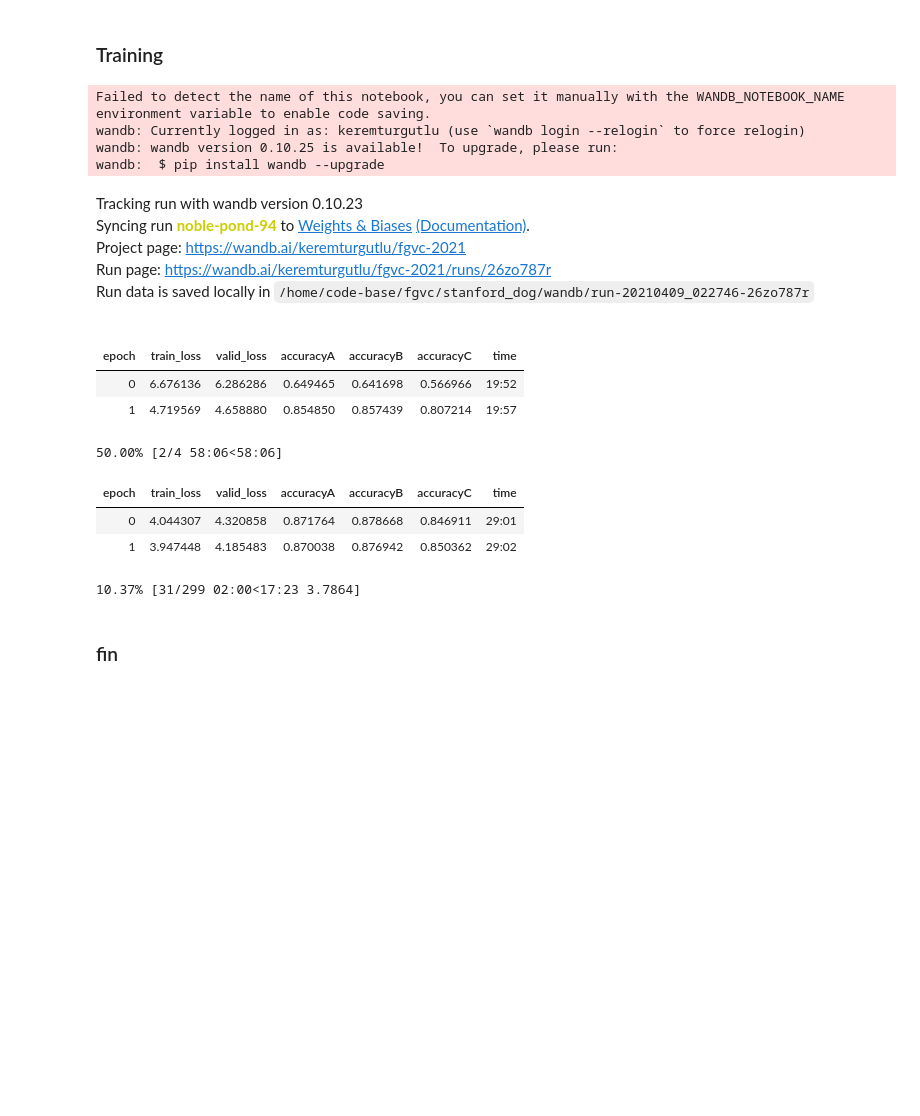
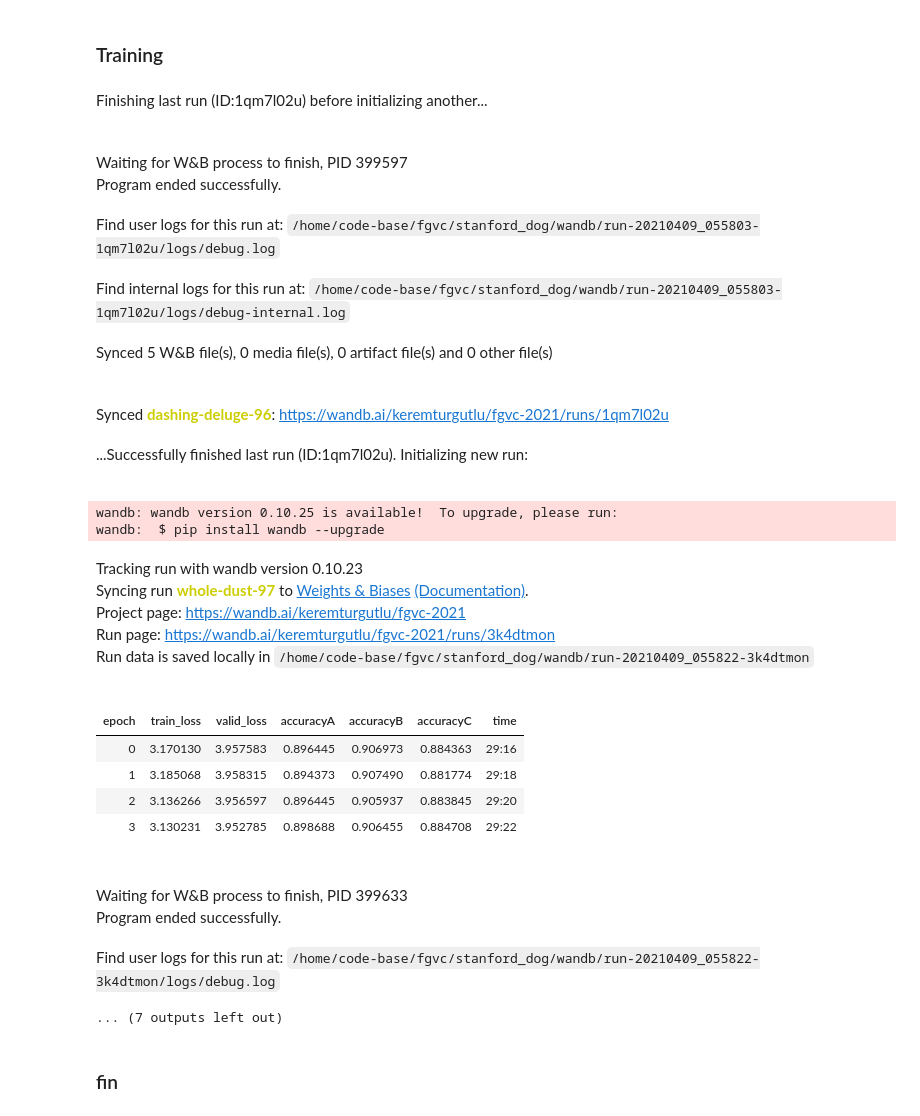
Before and after one commit to KeremTurgutlu/fgvc, a Jupyter notebook: stanford_dog/train_cub.ipynb, the cells around one changed output. Drawn from its saved outputs; the diff is of its cells as text; code cells hidden in the pictures; blank space fills up the shorter version.

```diff
--- a/stanford_dog/train_cub.ipynb
+++ b/stanford_dog/train_cub.ipynb
@@ -349,49 +349,59 @@ for i in [6]:
                                  encoder_nblocks=12, checkpoint_nchunks=12, **model_config)
 
     WANDB = True
     if WANDB:
         xtra_config = model_config
         xtra_config.update({"Dataset":"CUB-200-2011"})
         wandb.init(project="fgvc-2021", config=xtra_config);
 
     cbs = []
     if WANDB: cbs += [WandbCallback(log_preds=False,log_model=False), SaveModelCallback(every_epoch=True, fname="cup_model_epoch")]
     learn = Learner(dls, mcvit_model, opt_func=ranger, cbs=cbs, metrics=metrics, loss_func=loss_func, splitter=model_splitter)
     learn.to_fp16();
 
 
     lr = 3e-3
     epochs = 2
-    learn.freeze_to(-1)
-    learn.fit_one_cycle(epochs, lr_max=(lr), pct_start=0.5)
 
-    lr /= 3
+#     learn.freeze_to(-1)
+#     learn.fit_one_cycle(epochs, lr_max=(lr), pct_start=0.5)
+
+#     lr /= 3
+    learn.load("cup_model_epoch_3")
+    lr /=30
     epochs = 4
     learn.unfreeze()
     learn.fit_one_cycle(int(epochs), lr_max=[lr/50,lr,lr], pct_start=0.5)
 
     del learn, encoder, mcvit_model
     gc.collect()
 
     torch.cuda.empty_cache()
     wandb.finish()
 # %% [output]
+Finishing last run (ID:1qm7l02u) before initializing another...
+Waiting for W&B process to finish, PID 399597
+Program ended successfully.
+Find user logs for this run at: /home/code-base/fgvc/stanford_dog/wandb/run-20210409_055803-1qm7l02u/logs/debug.log
+Find internal logs for this run at: /home/code-base/fgvc/stanford_dog/wandb/run-20210409_055803-1qm7l02u/logs/debug-internal.log
+Synced 5 W&B file(s), 0 media file(s), 0 artifact file(s) and 0 other file(s)
+Synced dashing-deluge-96: https://wandb.ai/keremturgutlu/fgvc-2021/runs/1qm7l02u
+...Successfully finished last run (ID:1qm7l02u). Initializing new run:
-Failed to detect the name of this notebook, you can set it manually with the WANDB_NOTEBOOK_NAME environment variable to enable code saving.
-wandb: Currently logged in as: keremturgutlu (use `wandb login --relogin` to force relogin)
 wandb: wandb version 0.10.25 is available!  To upgrade, please run:
 wandb:  $ pip install wandb --upgrade
-Tracking run with wandb version 0.10.23
-Syncing run noble-pond-94 to Weights & Biases (Documentation).
-Project page: https://wandb.ai/keremturgutlu/fgvc-2021
-Run page: https://wandb.ai/keremturgutlu/fgvc-2021/runs/26zo787r
-Run data is saved locally in /home/code-base/fgvc/stanford_dog/wandb/run-20210409_022746-26zo787r
+Tracking run with wandb version 0.10.23
+Syncing run whole-dust-97 to Weights & Biases (Documentation).
+Project page: https://wandb.ai/keremturgutlu/fgvc-2021
+Run page: https://wandb.ai/keremturgutlu/fgvc-2021/runs/3k4dtmon
+Run data is saved locally in /home/code-base/fgvc/stanford_dog/wandb/run-20210409_055822-3k4dtmon
 | epoch | train_loss | valid_loss | accuracyA | accuracyB | accuracyC | time |
-| 0 | 6.676136 | 6.286286 | 0.649465 | 0.641698 | 0.566966 | 19:52 |
-| 1 | 4.719569 | 4.658880 | 0.854850 | 0.857439 | 0.807214 | 19:57 |
+| 0 | 3.170130 | 3.957583 | 0.896445 | 0.906973 | 0.884363 | 29:16 |
+| 1 | 3.185068 | 3.958315 | 0.894373 | 0.907490 | 0.881774 | 29:18 |
+| 2 | 3.136266 | 3.956597 | 0.896445 | 0.905937 | 0.883845 | 29:20 |
+| 3 | 3.130231 | 3.952785 | 0.898688 | 0.906455 | 0.884708 | 29:22 |
+Waiting for W&B process to finish, PID 399633
+Program ended successfully.
+Find user logs for this run at: /home/code-base/fgvc/stanford_dog/wandb/run-20210409_055822-3k4dtmon/logs/debug.log
-50.00% [2/4 58:06<58:06]
+... (7 outputs left out)
-| epoch | train_loss | valid_loss | accuracyA | accuracyB | accuracyC | time |
-| 0 | 4.044307 | 4.320858 | 0.871764 | 0.878668 | 0.846911 | 29:01 |
-| 1 | 3.947448 | 4.185483 | 0.870038 | 0.876942 | 0.850362 | 29:02 |
-10.37% [31/299 02:00<17:23 3.7864]
 # %% [markdown]
 ### fin
```
